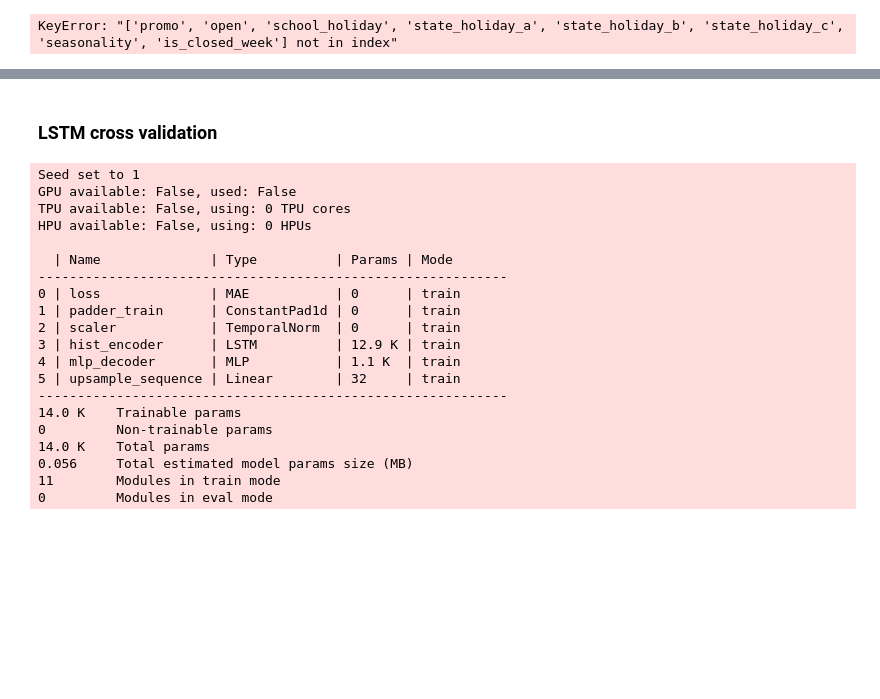
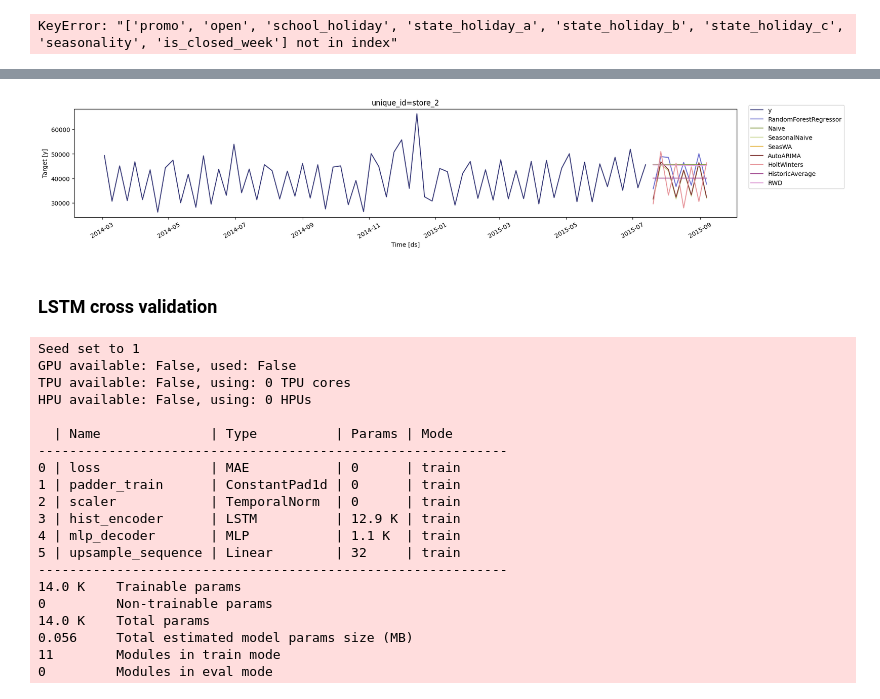
Before and after one commit to YL-6/BF-final, a Jupyter notebook: Yue-2.ipynb, the cells around one changed output, grey strips where cells are left out. Saved outputs shown, nothing was run; the diff lists cells and outputs as text; code cells hidden in the pictures; blank space fills up the shorter version.

```diff
--- a/Yue-2.ipynb
+++ b/Yue-2.ipynb
@@ -1063,3 +1067,8 @@ df_new.head()
+# %%
+# Example plot
+StatsForecast.plot(df=weekly_data_filtered2, forecasts_df= fc_merged, unique_ids=['store_2'], models=['RandomForestRegressor','Naive','SeasonalNaive','SeasWA',	'AutoARIMA','HoltWinters','HistoricAverage','RWD'], max_insample_length=72)
+# %% [output]
+[figure, added]
 # %% [markdown]
 ### LSTM cross validation
 # %%
```
Also changed, not shown: parts of 2 cells of this notebook.
